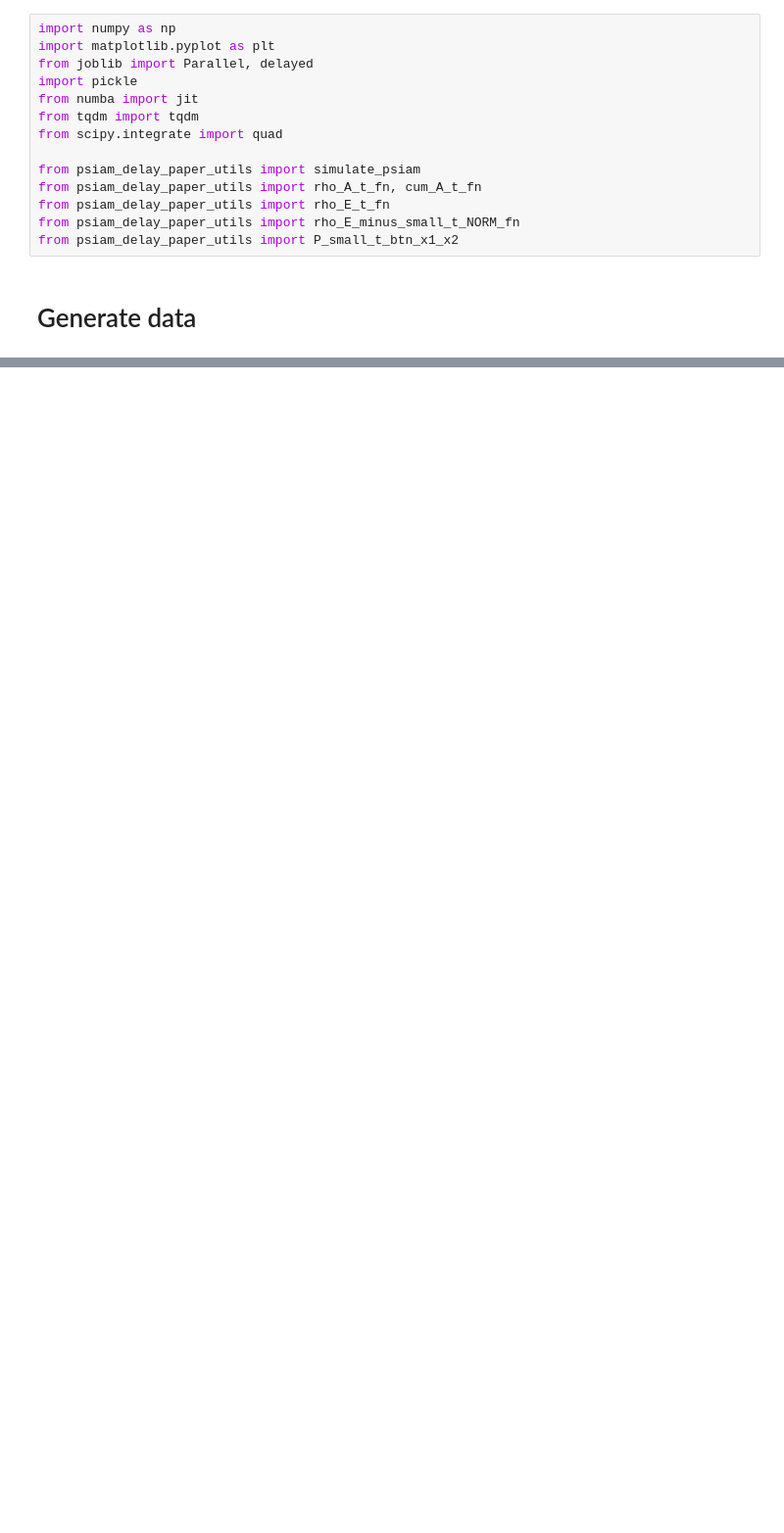
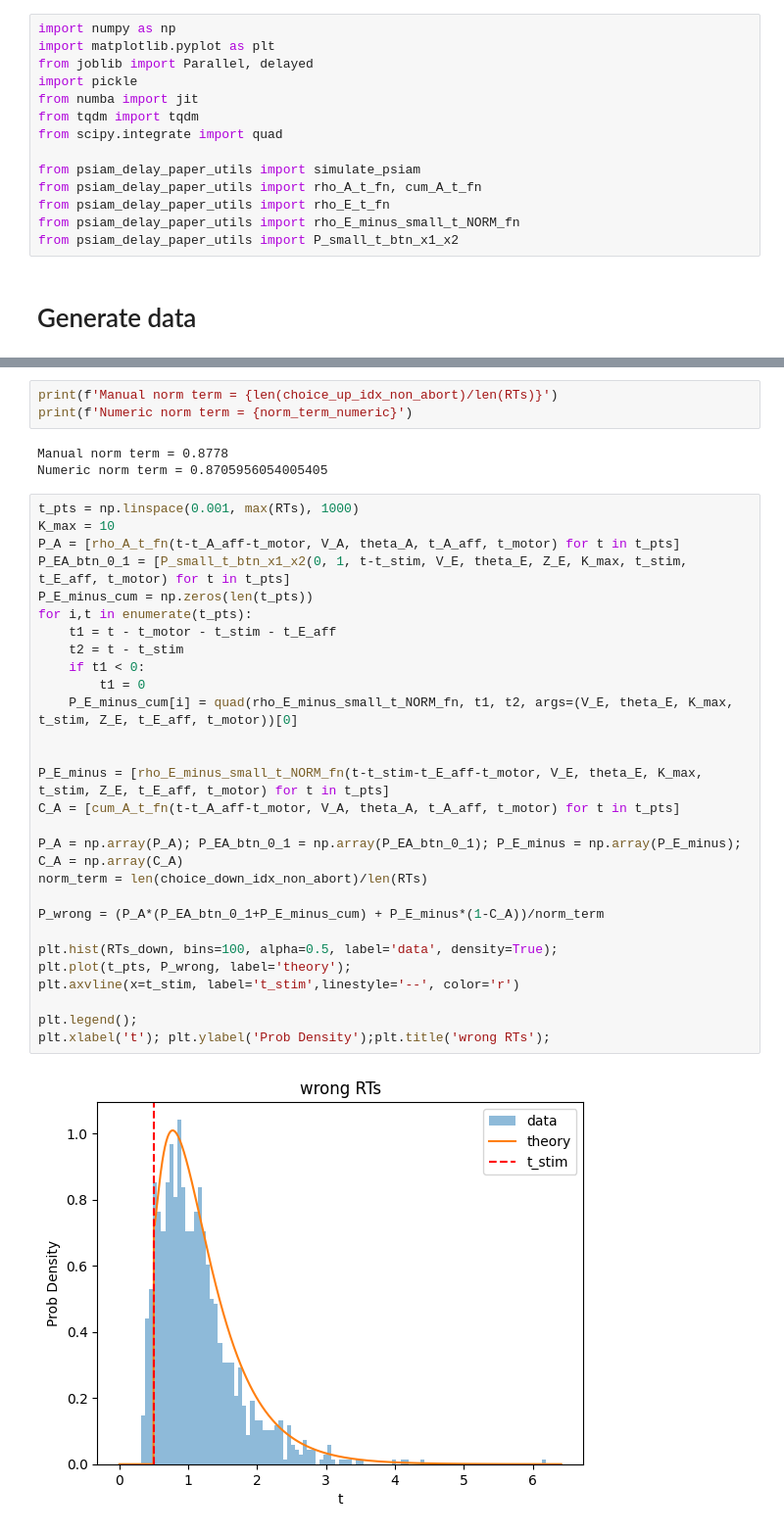
Before and after one commit to rakaar/ddm_codes, a Jupyter notebook: action_init_ddm/psiam_delay_paper_fit.ipynb, the cells around one changed output, grey strips where cells are left out. Shown: that part at 98% size. Drawn from its saved outputs; the diff is of its cells as text; blank space fills up the shorter version.

```diff
--- a/action_init_ddm/psiam_delay_paper_fit.ipynb
+++ b/action_init_ddm/psiam_delay_paper_fit.ipynb
@@ -232,0 +198,36 @@ plt.xlabel('t'); plt.ylabel('Prob Density');plt.title('correct  and wrong RTs');
+# %%
+print(f'Manual norm term = {len(choice_up_idx_non_abort)/len(RTs)}')
+print(f'Numeric norm term = {norm_term_numeric}')
+# %% [output]
+Manual norm term = 0.8778
+Numeric norm term = 0.8705956054005405
+# %%
+t_pts = np.linspace(0.001, max(RTs), 1000)
+K_max = 10
+P_A = [rho_A_t_fn(t-t_A_aff-t_motor, V_A, theta_A, t_A_aff, t_motor) for t in t_pts]
+P_EA_btn_0_1 = [P_small_t_btn_x1_x2(0, 1, t-t_stim, V_E, theta_E, Z_E, K_max, t_stim, t_E_aff, t_motor) for t in t_pts]
+P_E_minus_cum = np.zeros(len(t_pts))
+for i,t in enumerate(t_pts):
+    t1 = t - t_motor - t_stim - t_E_aff
+    t2 = t - t_stim
+    if t1 < 0:
+        t1 = 0
+    P_E_minus_cum[i] = quad(rho_E_minus_small_t_NORM_fn, t1, t2, args=(V_E, theta_E, K_max, t_stim, Z_E, t_E_aff, t_motor))[0]
+
+
+P_E_minus = [rho_E_minus_small_t_NORM_fn(t-t_stim-t_E_aff-t_motor, V_E, theta_E, K_max, t_stim, Z_E, t_E_aff, t_motor) for t in t_pts]
+C_A = [cum_A_t_fn(t-t_A_aff-t_motor, V_A, theta_A, t_A_aff, t_motor) for t in t_pts]
+
+P_A = np.array(P_A); P_EA_btn_0_1 = np.array(P_EA_btn_0_1); P_E_minus = np.array(P_E_minus); C_A = np.array(C_A)
+norm_term = len(choice_down_idx_non_abort)/len(RTs)
+
+P_wrong = (P_A*(P_EA_btn_0_1+P_E_minus_cum) + P_E_minus*(1-C_A))/norm_term
+
+plt.hist(RTs_down, bins=100, alpha=0.5, label='data', density=True);
+plt.plot(t_pts, P_wrong, label='theory');
+plt.axvline(x=t_stim, label='t_stim',linestyle='--', color='r')
+
+plt.legend();
+plt.xlabel('t'); plt.ylabel('Prob Density');plt.title('wrong RTs');
+# %% [output]
+[figure, added]
```
Also changed, not shown: parts of 53 cells of this notebook, 6 other files.
